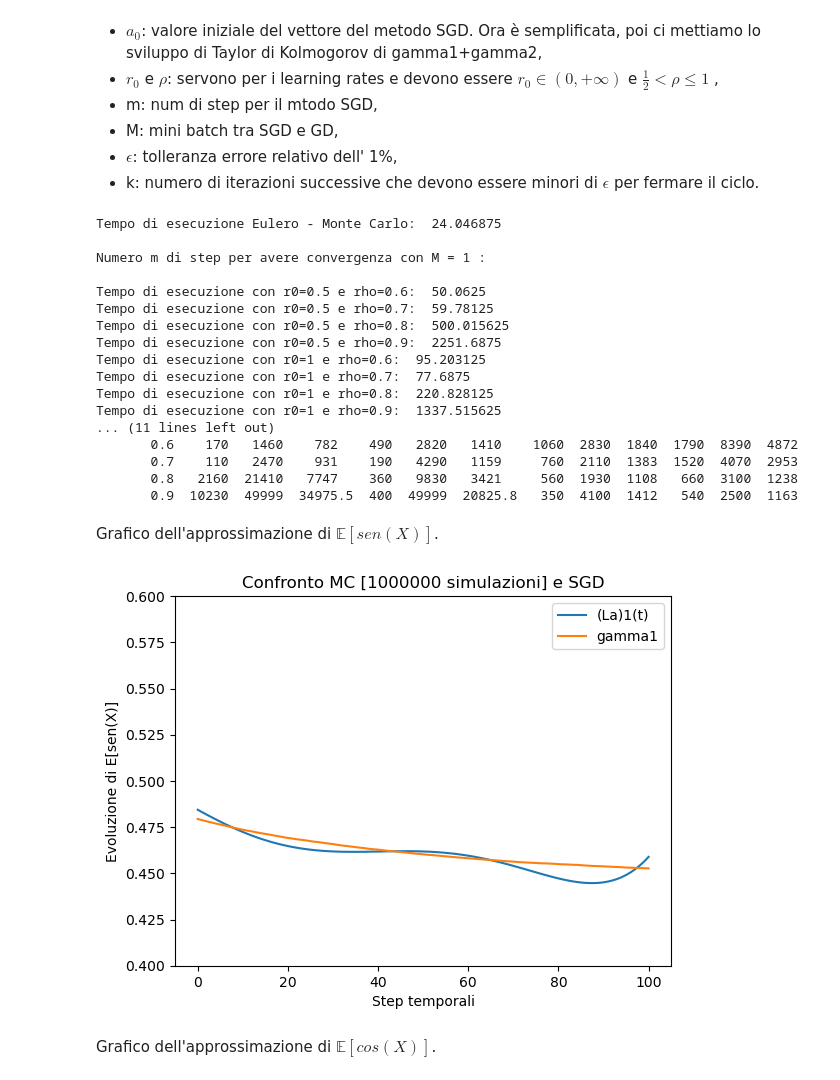
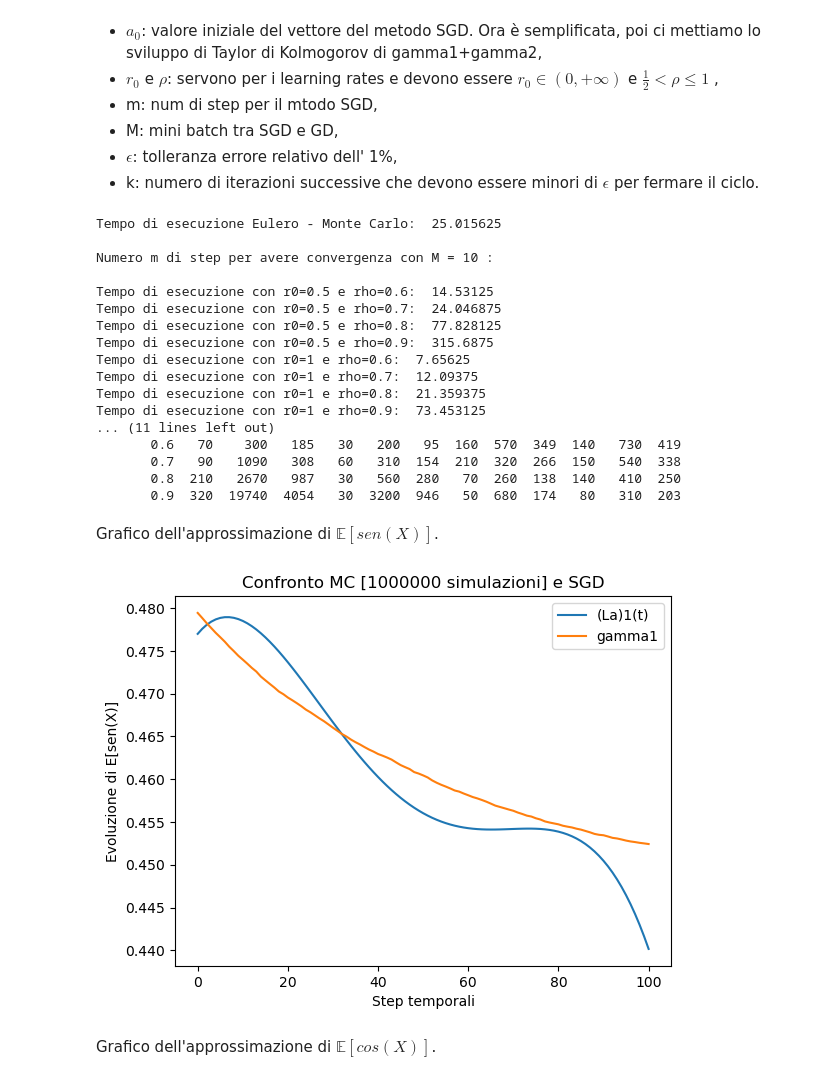
Before and after one commit to amatoandre/TESI, a Jupyter notebook: test_SGD.ipynb, the cells around one changed output. Saved outputs shown, nothing was run; the diff lists cells and outputs as text; code cells hidden in the pictures.

```diff
--- a/test_SGD.ipynb
+++ b/test_SGD.ipynb
@@ -241,7 +241,7 @@ if __name__ == "__main__":
     rho = [0.6, 0.7, 0.8, 0.9]
     eps = 0.01
     p = 10
-    M = 1 # 1, 10, 100, 1000, 10000
+    M = 10 # 1, 10, 100, 1000, 10000
     tipo = 'lagrange'
 
 
@@ -297,37 +297,37 @@ if __name__ == "__main__":
     print(" ")
     print(" ")
 # %% [output]
-Tempo di esecuzione Eulero - Monte Carlo:  24.046875
+Tempo di esecuzione Eulero - Monte Carlo:  25.015625
 
-Numero m di step per avere convergenza con M = 1 :
+Numero m di step per avere convergenza con M = 10 :
 
-Tempo di esecuzione con r0=0.5 e rho=0.6:  50.0625
-Tempo di esecuzione con r0=0.5 e rho=0.7:  59.78125
-Tempo di esecuzione con r0=0.5 e rho=0.8:  500.015625
-Tempo di esecuzione con r0=0.5 e rho=0.9:  2251.6875
-Tempo di esecuzione con r0=1 e rho=0.6:  95.203125
-Tempo di esecuzione con r0=1 e rho=0.7:  77.6875
-Tempo di esecuzione con r0=1 e rho=0.8:  220.828125
-Tempo di esecuzione con r0=1 e rho=0.9:  1337.515625
+Tempo di esecuzione con r0=0.5 e rho=0.6:  14.53125
+Tempo di esecuzione con r0=0.5 e rho=0.7:  24.046875
+Tempo di esecuzione con r0=0.5 e rho=0.8:  77.828125
+Tempo di esecuzione con r0=0.5 e rho=0.9:  315.6875
+Tempo di esecuzione con r0=1 e rho=0.6:  7.65625
+Tempo di esecuzione con r0=1 e rho=0.7:  12.09375
+Tempo di esecuzione con r0=1 e rho=0.8:  21.359375
+Tempo di esecuzione con r0=1 e rho=0.9:  73.453125
 ... (11 lines left out)
-       0.6    170   1460    782    490   2820   1410    1060  2830  1840  1790  8390  4872
-       0.7    110   2470    931    190   4290   1159     760  2110  1383  1520  4070  2953
-       0.8   2160  21410   7747    360   9830   3421     560  1930  1108   660  3100  1238
-       0.9  10230  49999  34975.5  400  49999  20825.8   350  4100  1412   540  2500  1163
+       0.6   70    300   185   30   200   95  160  570  349  140   730  419
+       0.7   90   1090   308   60   310  154  210  320  266  150   540  338
+       0.8  210   2670   987   30   560  280   70  260  138  140   410  250
+       0.9  320  19740  4054   30  3200  946   50  680  174   80   310  203
 # %% [markdown]
 Grafico dell'approssimazione di $\mathbb{E}[sen(X)]$.
 # %%
 fig = plt.figure()
 plt.title("Confronto MC [" + str(M1) + " simulazioni] e SGD")
 plt.xlabel("Step temporali")
 plt.ylabel("Evoluzione di E[sen(X)]")
-plt.ylim(0.4, 0.6) # se non c'è il grafico è molto zoomato
-plt.plot(np.dot(A1[14], g), label='(La)1(t)')
+# plt.ylim(0.4, 0.6) # se non c'è il grafico è molto zoomato
+plt.plot(np.dot(A1[3], g), label='(La)1(t)')
 plt.plot(gamma1, label='gamma1')
 plt.legend()
 plt.show()
 # %% [output]
-[figure, old version]
+[figure, new version]
 # %% [markdown]
 Grafico dell'approssimazione di $\mathbb{E}[cos(X)]$.
 # %%
```
Also changed, not shown: parts of 1 cell of this notebook, 7 other files.
